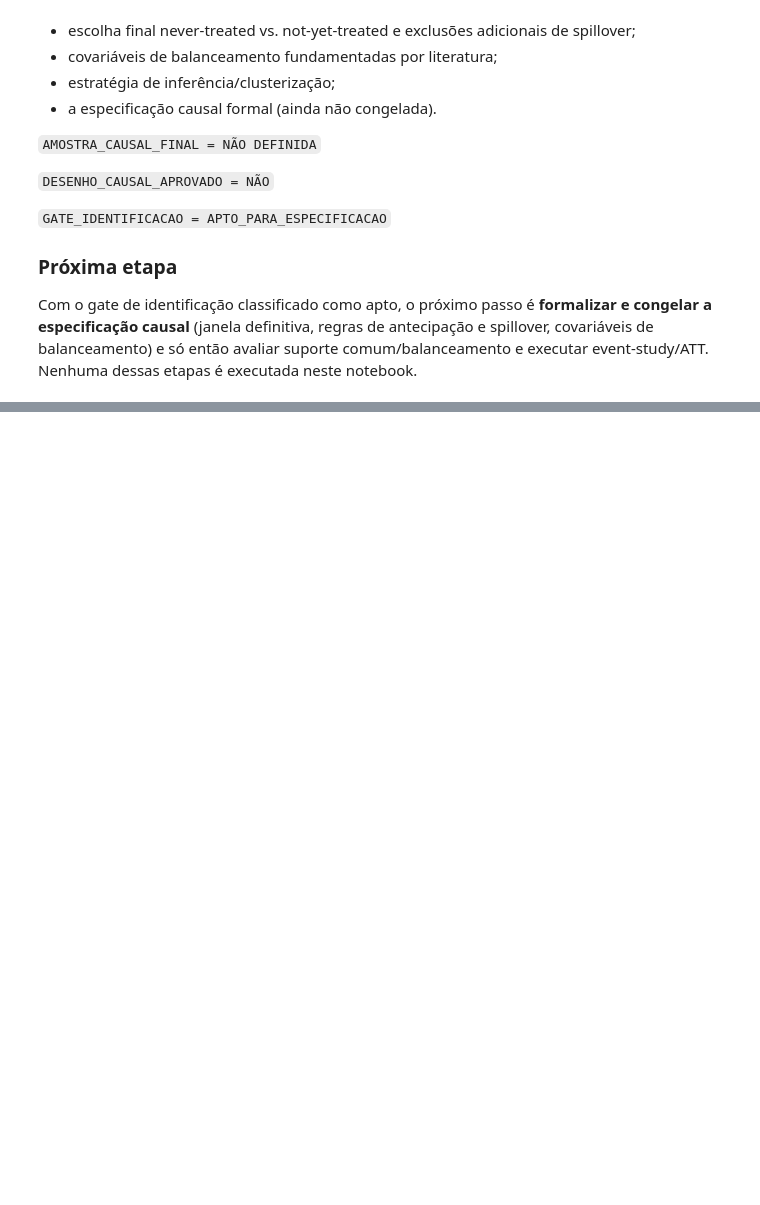
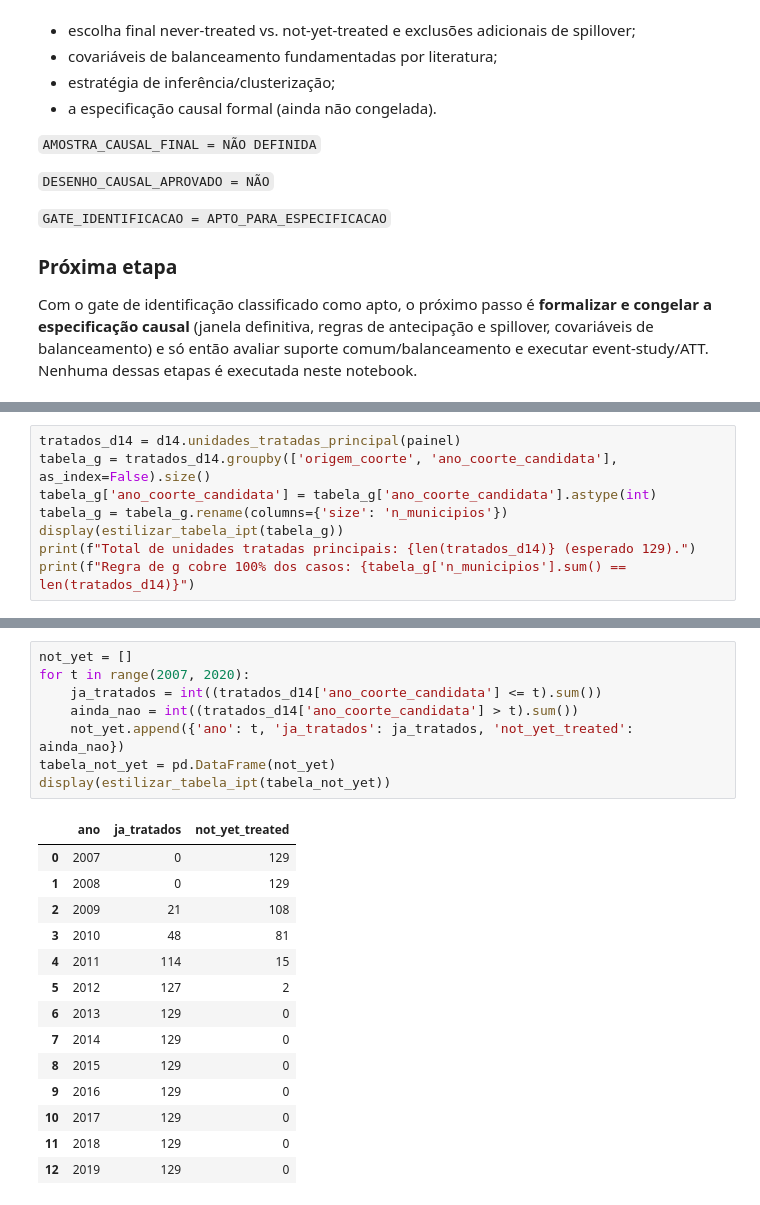
Before and after one commit to ariel-velardo/data-science-projects, a Jupyter notebook: projetos/big-data-expansao-rede-federal-economia-municipal/notebooks/01_analise_expansao_rede_federal_economia_municipal.ipynb, the cells around one changed output, grey strips where cells are left out. Saved outputs shown, nothing was run; the diff lists cells and outputs as text; blank space fills up the shorter version.

```diff
--- a/projetos/big-data-expansao-rede-federal-economia-municipal/notebooks/01_analise_expansao_rede_federal_economia_municipal.ipynb
+++ b/projetos/big-data-expansao-rede-federal-economia-municipal/notebooks/01_analise_expansao_rede_federal_economia_municipal.ipynb
@@ -951,0 +1036,8 @@ Nenhuma dessas etapas é executada neste notebook.
+# %%
+tratados_d14 = d14.unidades_tratadas_principal(painel)
+tabela_g = tratados_d14.groupby(['origem_coorte', 'ano_coorte_candidata'], as_index=False).size()
+tabela_g['ano_coorte_candidata'] = tabela_g['ano_coorte_candidata'].astype(int)
+tabela_g = tabela_g.rename(columns={'size': 'n_municipios'})
+display(estilizar_tabela_ipt(tabela_g))
+print(f"Total de unidades tratadas principais: {len(tratados_d14)} (esperado 129).")
+print(f"Regra de g cobre 100% dos casos: {tabela_g['n_municipios'].sum() == len(tratados_d14)}")
@@ -951,0 +1192,23 @@ Nenhuma dessas etapas é executada neste notebook.
+# %%
+not_yet = []
+for t in range(2007, 2020):
+    ja_tratados = int((tratados_d14['ano_coorte_candidata'] <= t).sum())
+    ainda_nao = int((tratados_d14['ano_coorte_candidata'] > t).sum())
+    not_yet.append({'ano': t, 'ja_tratados': ja_tratados, 'not_yet_treated': ainda_nao})
+tabela_not_yet = pd.DataFrame(not_yet)
+display(estilizar_tabela_ipt(tabela_not_yet))
+# %% [output]
+|  | ano | ja_tratados | not_yet_treated |
+| 0 | 2007 | 0 | 129 |
+| 1 | 2008 | 0 | 129 |
+| 2 | 2009 | 21 | 108 |
+| 3 | 2010 | 48 | 81 |
+| 4 | 2011 | 114 | 15 |
+| 5 | 2012 | 127 | 2 |
+| 6 | 2013 | 129 | 0 |
+| 7 | 2014 | 129 | 0 |
+| 8 | 2015 | 129 | 0 |
+| 9 | 2016 | 129 | 0 |
+| 10 | 2017 | 129 | 0 |
+| 11 | 2018 | 129 | 0 |
+| 12 | 2019 | 129 | 0 |
```
Also changed, not shown: parts of 43 cells of this notebook, 2 other files.
